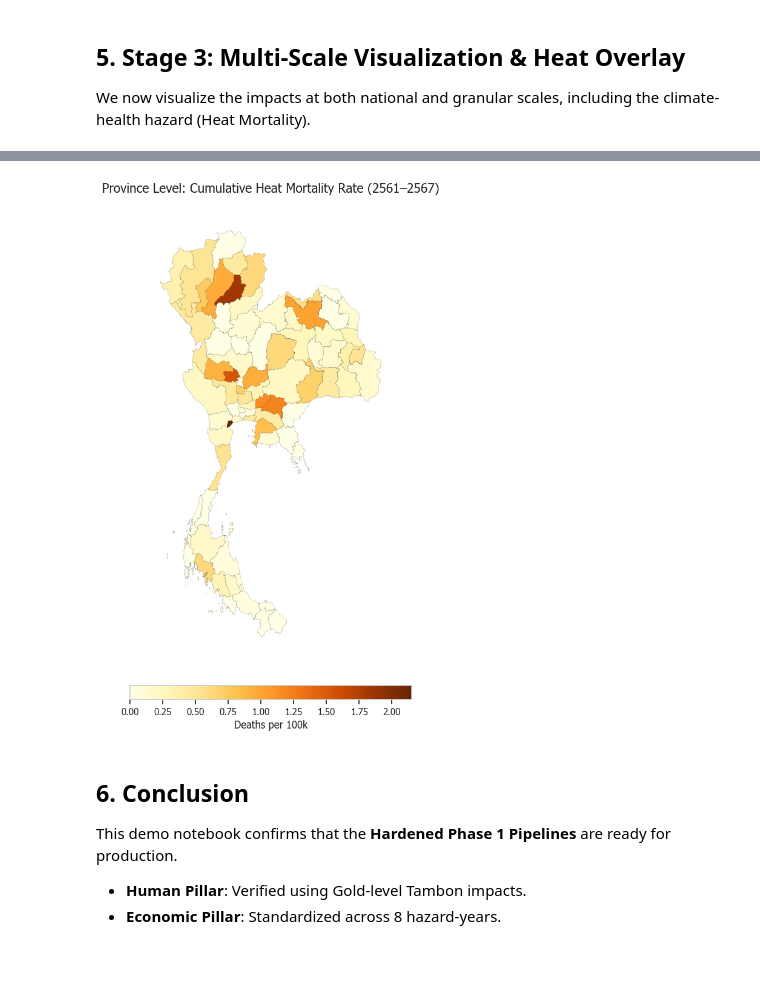
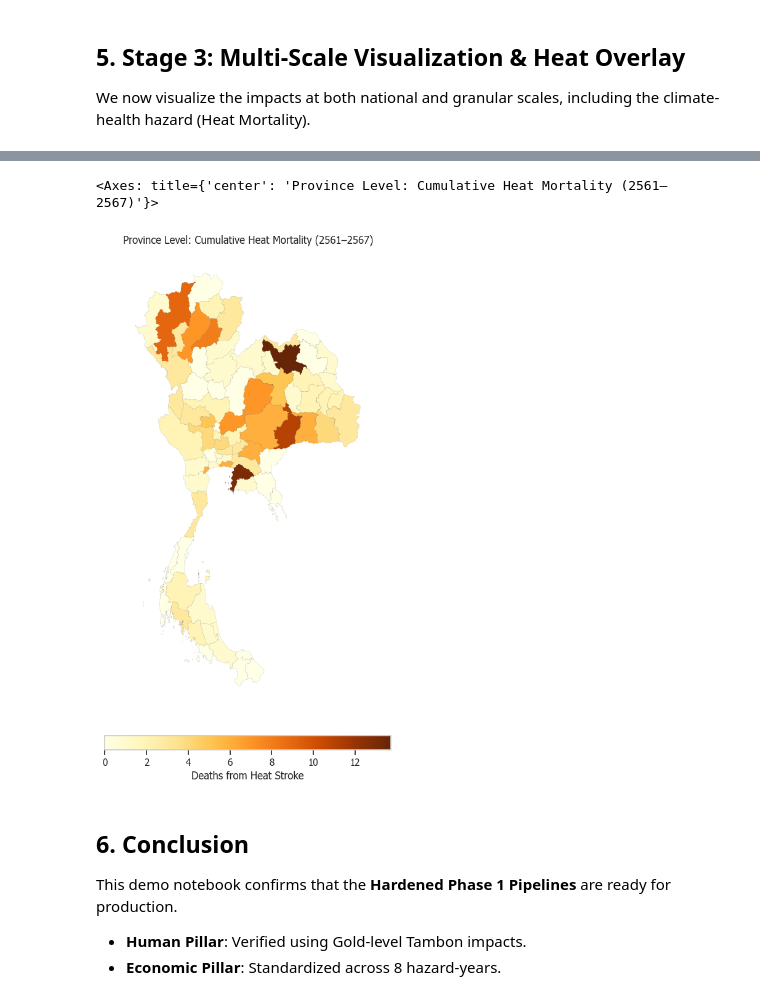
Before and after one commit to Bossax/arun-creagy, a Jupyter notebook: ψ/incubate/DCCE/CRI/data_system/script/analysis_notebooks/cri_phase_1_demo.ipynb, the cells around one changed output, grey strips where cells are left out. Saved outputs shown, nothing was run; the diff lists cells and outputs as text; code cells hidden in the pictures; blank space fills up the shorter version.

```diff
--- a/ψ/incubate/DCCE/CRI/data_system/script/analysis_notebooks/cri_phase_1_demo.ipynb
+++ b/ψ/incubate/DCCE/CRI/data_system/script/analysis_notebooks/cri_phase_1_demo.ipynb
@@ -173,8 +173,9 @@ gdf_prov['province_code'] = gdf_prov['prov_code'].astype(str).str.zfill(2)
 gdf_tambon['subdistrict_code'] = gdf_tambon['subdist_cd'].apply(lambda x: str(x).zfill(6))
 
 # 2. Plotting Function with 99th Percentile Clipping
-def plot_map(gdf, column, title, cmap='OrRd', label='Value'):
-    fig, ax = plt.subplots(1, 1, figsize=(10, 12))
+def plot_map(gdf, column, title, cmap='OrRd', label='Value', ax=None, edge_gdf=None, show_edges=True):
+    if ax is None:
+        fig, ax = plt.subplots(1, 1, figsize=(10, 12))
 
     # Manage Outliers with 99th Percentile Clipping
     vmax = gdf[column].quantile(0.99)
@@ -186,9 +187,14 @@ def plot_map(gdf, column, title, cmap='OrRd', label='Value'):
         legend=True,
         vmax=vmax,
         legend_kwds={'label': label, 'orientation': "horizontal", 'shrink': 0.6, 'pad': 0.05},
-        edgecolor='black',
-        linewidth=0.1
+        edgecolor='black' if show_edges else 'none',
+        linewidth=0.05 if show_edges else 0
     )
-    ax.set_title(title, fontsize=15, pad=20)
+
+    # Overlay boundary if provided (e.g. Provincial boundaries on Tambon map)
+    if edge_gdf is not None:
+        edge_gdf.plot(ax=ax, facecolor='none', edgecolor='black', linewidth=0.5)
+
+    ax.set_title(title, fontsize=12, pad=10)
     ax.set_axis_off()
-    plt.show()
+    return ax
@@ -212,19 +242,16 @@ plot_map(map_tambon, 'avg_annual_affected_hh', 'Tambon Level: Avg Annual Affecte
 # %%
 # 5. Heat Mortality Overlay (Province Level)
 df_heat = pd.read_csv(PATH_SILVER_HEAT)
 heat_prov = df_heat[(df_heat['metric_code'] == 'DEATHS') & (df_heat['time_scope'] == 'range_2561_2567')].copy()
 heat_prov['province_code'] = heat_prov['province_code'].astype(str).str.zfill(2)
 heat_agg = heat_prov.groupby('province_code')['value'].sum().reset_index()
 
 map_heat = gdf_prov.merge(heat_agg, on='province_code', how='left')
-pop_merge = final_df[['province_code', 'population_total']]
-map_heat = map_heat.merge(pop_merge, on='province_code', how='left')
-# map_heat['heat_deaths_rate'] =(map_heat['value'] / map_heat['population_total']) * 100000
-
-plot_map(map_heat['value'], 'heat_deaths_rate', 'Province Level: Cumulative Heat Mortality Rate (2561–2567)',
-         cmap='YlOrBr', label='Deaths per 100k')
+plot_map(map_heat, 'value', 'Province Level: Cumulative Heat Mortality (2561–2567)',
+         cmap='YlOrBr', label='Deaths from Heat Stroke')
 # %% [output]
+<Axes: title={'center': 'Province Level: Cumulative Heat Mortality (2561–2567)'}>
-[figure, old version]
+[figure, new version]
 # %% [markdown]
 ## 6. Conclusion
 
```
Also changed, not shown: parts of 4 cells of this notebook, 8 other files.
